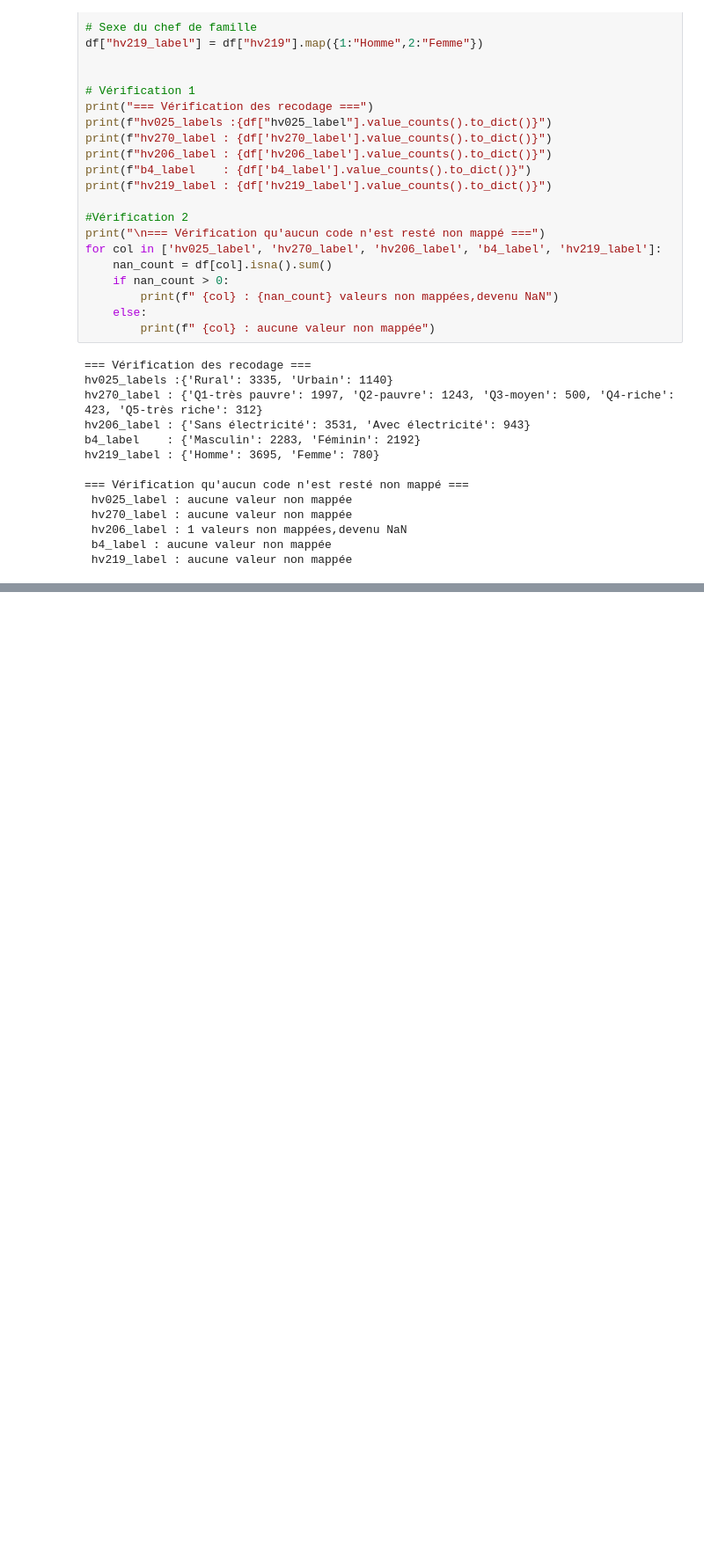
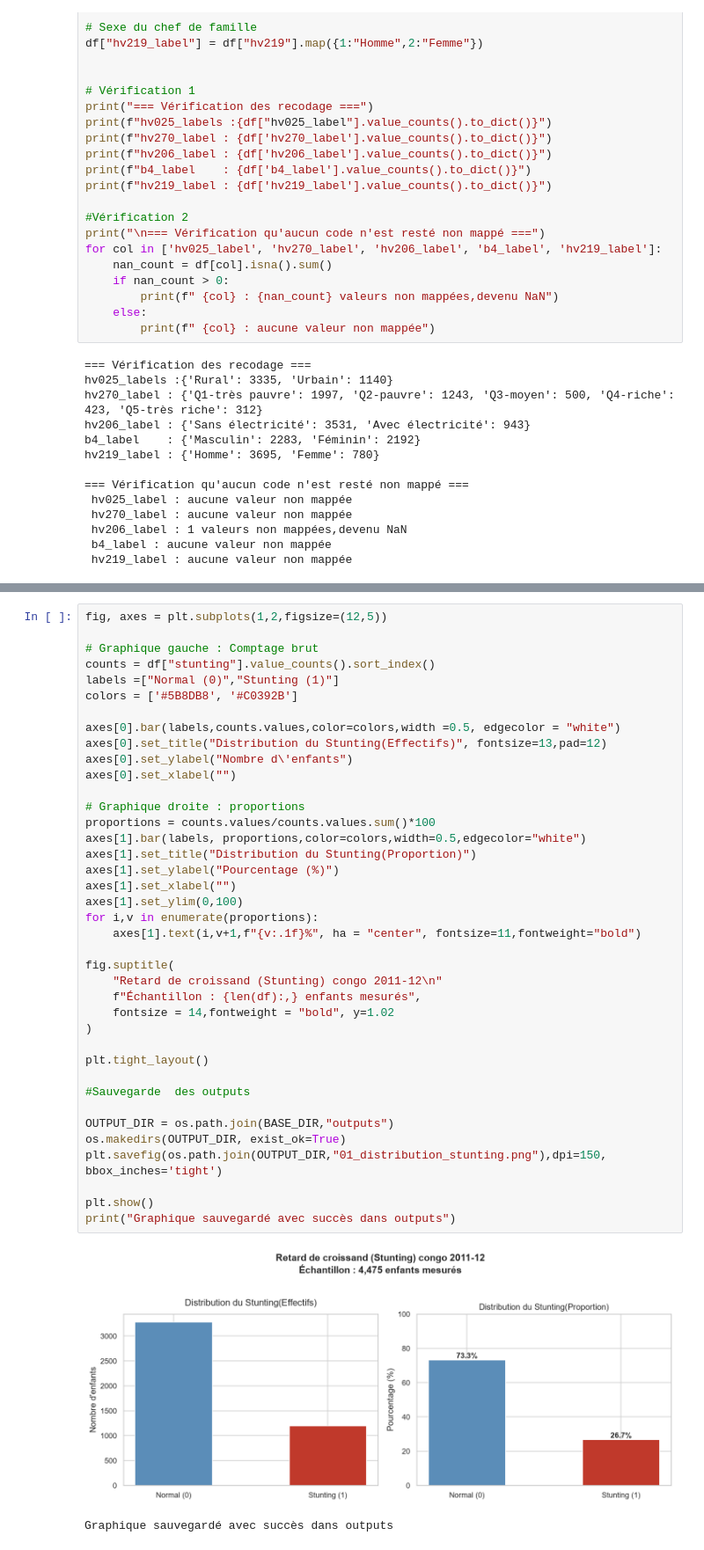
Before and after one commit to astraorigine/NutriPredict-Congo, a Jupyter notebook: notebooks/03_analyse_exploratoire.ipynb, the cells around one changed output, grey strips where cells are left out. Shown at 88% size. Drawn from its saved outputs; the diff is of its cells as text; blank space fills up the shorter version.

```diff
--- a/notebooks/03_analyse_exploratoire.ipynb
+++ b/notebooks/03_analyse_exploratoire.ipynb
@@ -141,0 +151,42 @@ hv219_label : {'Homme': 3695, 'Femme': 780}
+# %%
+fig, axes = plt.subplots(1,2,figsize=(12,5))
+
+# Graphique gauche : Comptage brut
+counts = df["stunting"].value_counts().sort_index()
+labels =["Normal (0)","Stunting (1)"]
+colors = ['#5B8DB8', '#C0392B']
+
+axes[0].bar(labels,counts.values,color=colors,width =0.5, edgecolor = "white")
+axes[0].set_title("Distribution du Stunting(Effectifs)", fontsize=13,pad=12)
+axes[0].set_ylabel("Nombre d\'enfants")
+axes[0].set_xlabel("")
+
+# Graphique droite : proportions
+proportions = counts.values/counts.values.sum()*100
+axes[1].bar(labels, proportions,color=colors,width=0.5,edgecolor="white")
+axes[1].set_title("Distribution du Stunting(Proportion)")
+axes[1].set_ylabel("Pourcentage (%)")
+axes[1].set_xlabel("")
+axes[1].set_ylim(0,100)
+for i,v in enumerate(proportions):
+    axes[1].text(i,v+1,f"{v:.1f}%", ha = "center", fontsize=11,fontweight="bold")
+
+fig.suptitle(
+    "Retard de croissand (Stunting) congo 2011-12\n"
+    f"Échantillon : {len(df):,} enfants mesurés",
+    fontsize = 14,fontweight = "bold", y=1.02
+)
+
+plt.tight_layout()
+
+#Sauvegarde  des outputs
+
+OUTPUT_DIR = os.path.join(BASE_DIR,"outputs")
+os.makedirs(OUTPUT_DIR, exist_ok=True)
+plt.savefig(os.path.join(OUTPUT_DIR,"01_distribution_stunting.png"),dpi=150, bbox_inches='tight')
+
+plt.show()
+print("Graphique sauvegardé avec succès dans outputs")
+# %% [output]
+[figure, added]
+Graphique sauvegardé avec succès dans outputs
```
Also changed, not shown: parts of 10 cells of this notebook, 6 other files.
